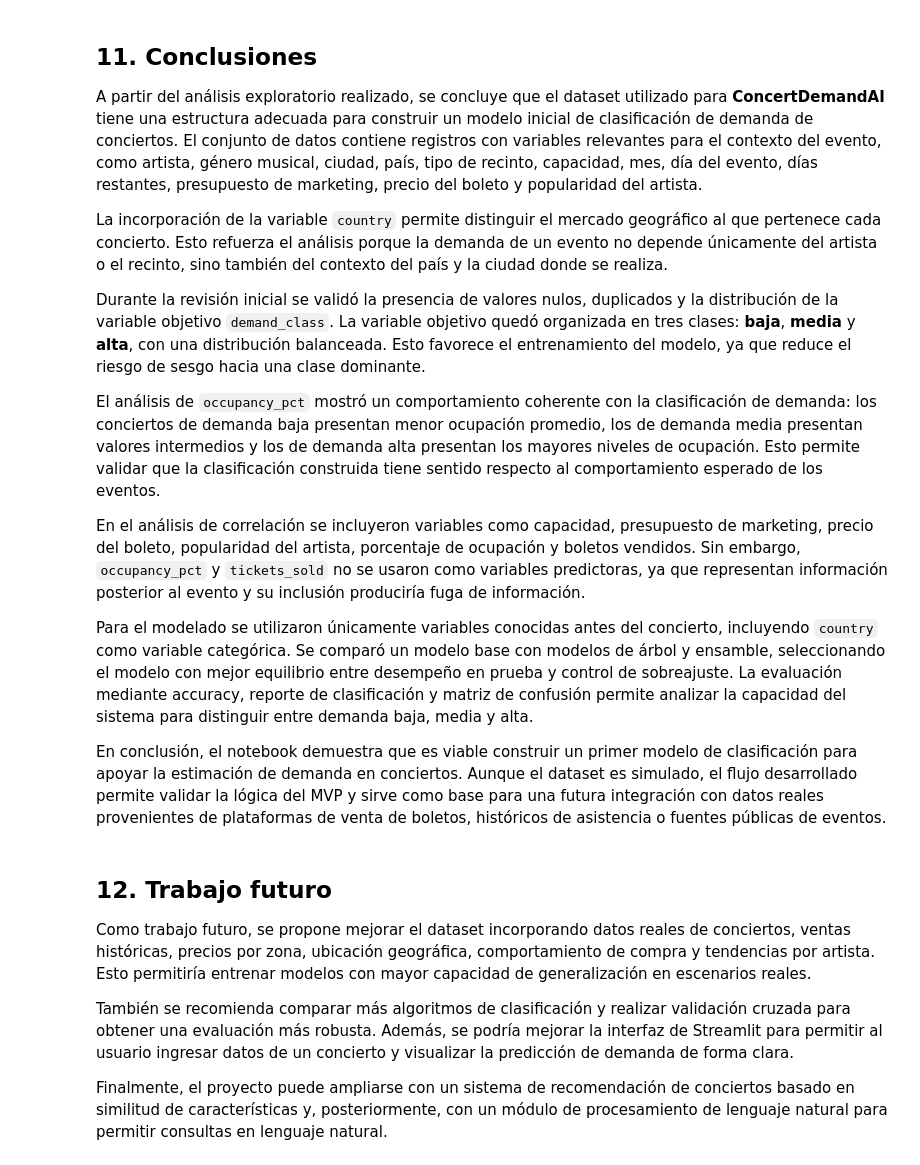
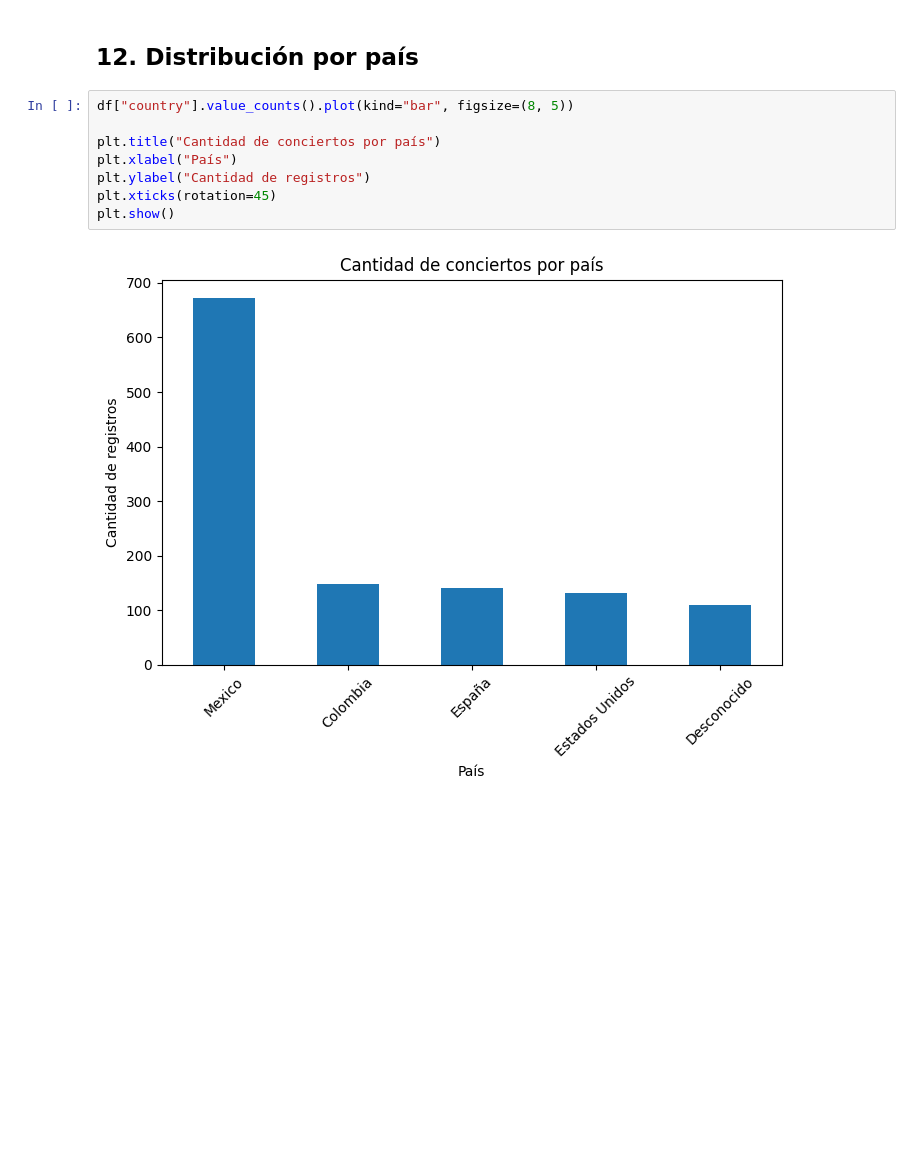
Before and after one commit to leonciochiunti/concert-demand-ml, a Jupyter notebook: notebooks/01_eda_training.ipynb, the cells around one changed output. Cells and saved outputs as stored; diff of their text form; blank space fills up the shorter version.

Commit message:
Add exploratory data analysis notebook

```diff
--- a/notebooks/01_eda_training.ipynb
+++ b/notebooks/01_eda_training.ipynb
@@ -845,24 +351,12 @@ for clase, prob in zip(best_pipeline.classes_, probabilities):
-# %% [markdown]
-## 11. Conclusiones
-
-A partir del análisis exploratorio realizado, se concluye que el dataset utilizado para **ConcertDemandAI** tiene una estructura adecuada para construir un modelo inicial de clasificación de demanda de conciertos. El conjunto de datos contiene registros con variables relevantes para el contexto del evento, como artista, género musical, ciudad, país, tipo de recinto, capacidad, mes, día del evento, días restantes, presupuesto de marketing, precio del boleto y popularidad del artista.
-
-La incorporación de la variable `country` permite distinguir el mercado geográfico al que pertenece cada concierto. Esto refuerza el análisis porque la demanda de un evento no depende únicamente del artista o el recinto, sino también del contexto del país y la ciudad donde se realiza.
-
-Durante la revisión inicial se validó la presencia de valores nulos, duplicados y la distribución de la variable objetivo `demand_class`. La variable objetivo quedó organizada en tres clases: **baja**, **media** y **alta**, con una distribución balanceada. Esto favorece el entrenamiento del modelo, ya que reduce el riesgo de sesgo hacia una clase dominante.
-
-El análisis de `occupancy_pct` mostró un comportamiento coherente con la clasificación de demanda: los conciertos de demanda baja presentan menor ocupación promedio, los de demanda media presentan valores intermedios y los de demanda alta presentan los mayores niveles de ocupación. Esto permite validar que la clasificación construida tiene sentido respecto al comportamiento esperado de los eventos.
-
-En el análisis de correlación se incluyeron variables como capacidad, presupuesto de marketing, precio del boleto, popularidad del artista, porcentaje de ocupación y boletos vendidos. Sin embargo, `occupancy_pct` y `tickets_sold` no se usaron como variables predictoras, ya que representan información posterior al evento y su inclusión produciría fuga de información.
-
-Para el modelado se utilizaron únicamente variables conocidas antes del concierto, incluyendo `country` como variable categórica. Se comparó un modelo base con modelos de árbol y ensamble, seleccionando el modelo con mejor equilibrio entre desempeño en prueba y control de sobreajuste. La evaluación mediante accuracy, reporte de clasificación y matriz de confusión permite analizar la capacidad del sistema para distinguir entre demanda baja, media y alta.
-
-En conclusión, el notebook demuestra que es viable construir un primer modelo de clasificación para apoyar la estimación de demanda en conciertos. Aunque el dataset es simulado, el flujo desarrollado permite validar la lógica del MVP y sirve como base para una futura integración con datos reales provenientes de plataformas de venta de boletos, históricos de asistencia o fuentes públicas de eventos.
-# %% [markdown]
-## 12. Trabajo futuro
-
-Como trabajo futuro, se propone mejorar el dataset incorporando datos reales de conciertos, ventas históricas, precios por zona, ubicación geográfica, comportamiento de compra y tendencias por artista. Esto permitiría entrenar modelos con mayor capacidad de generalización en escenarios reales.
-
-También se recomienda comparar más algoritmos de clasificación y realizar validación cruzada para obtener una evaluación más robusta. Además, se podría mejorar la interfaz de Streamlit para permitir al usuario ingresar datos de un concierto y visualizar la predicción de demanda de forma clara.
-
-Finalmente, el proyecto puede ampliarse con un sistema de recomendación de conciertos basado en similitud de características y, posteriormente, con un módulo de procesamiento de lenguaje natural para permitir consultas en lenguaje natural.
+# %% [markdown]
+## 12. Distribución por país
+# %%
+df["country"].value_counts().plot(kind="bar", figsize=(8, 5))
+
+plt.title("Cantidad de conciertos por país")
+plt.xlabel("País")
+plt.ylabel("Cantidad de registros")
+plt.xticks(rotation=45)
+plt.show()
+# %% [output]
+[figure, added]
```
Also changed, not shown: parts of 85 cells of this notebook.
